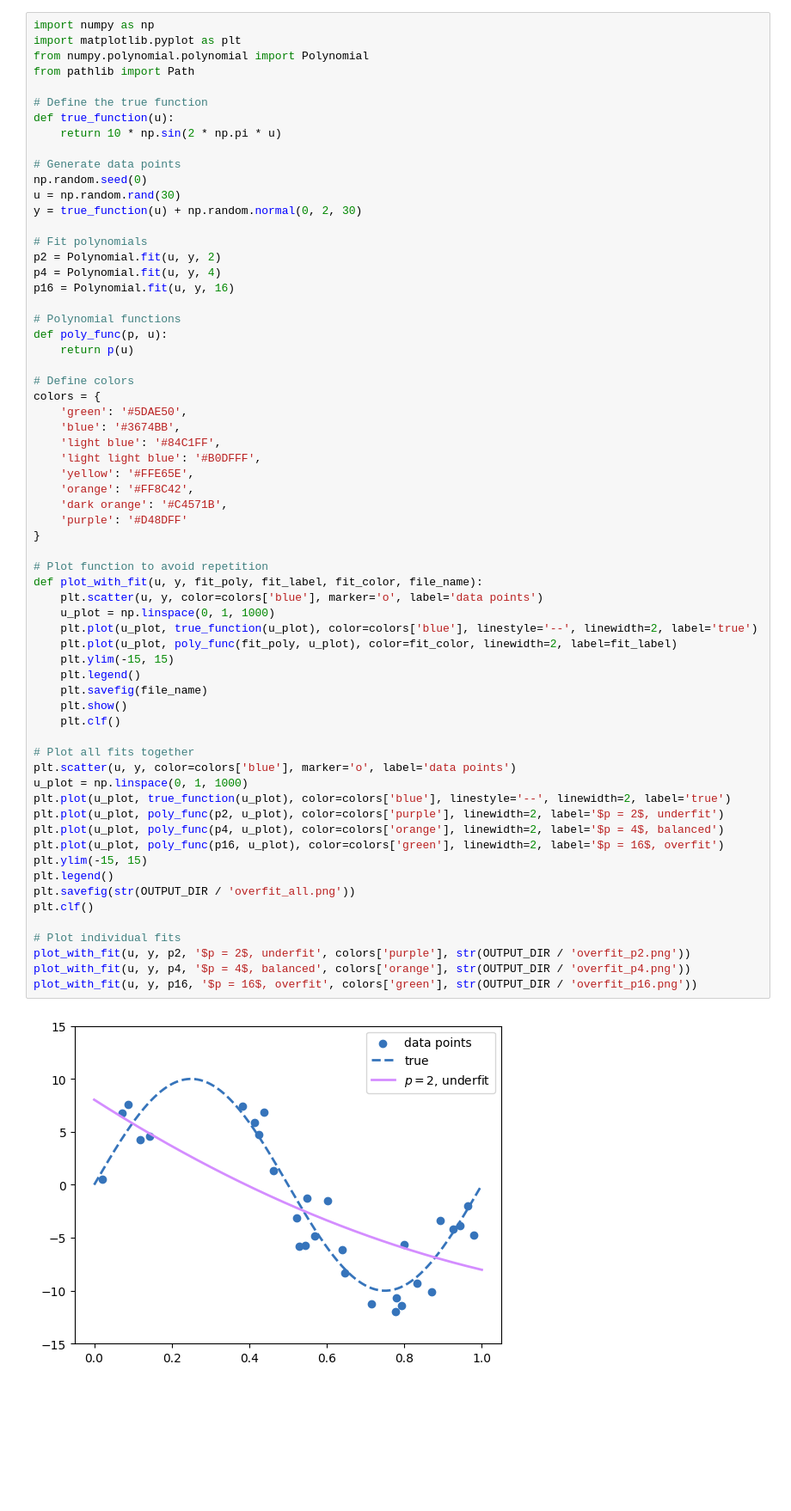
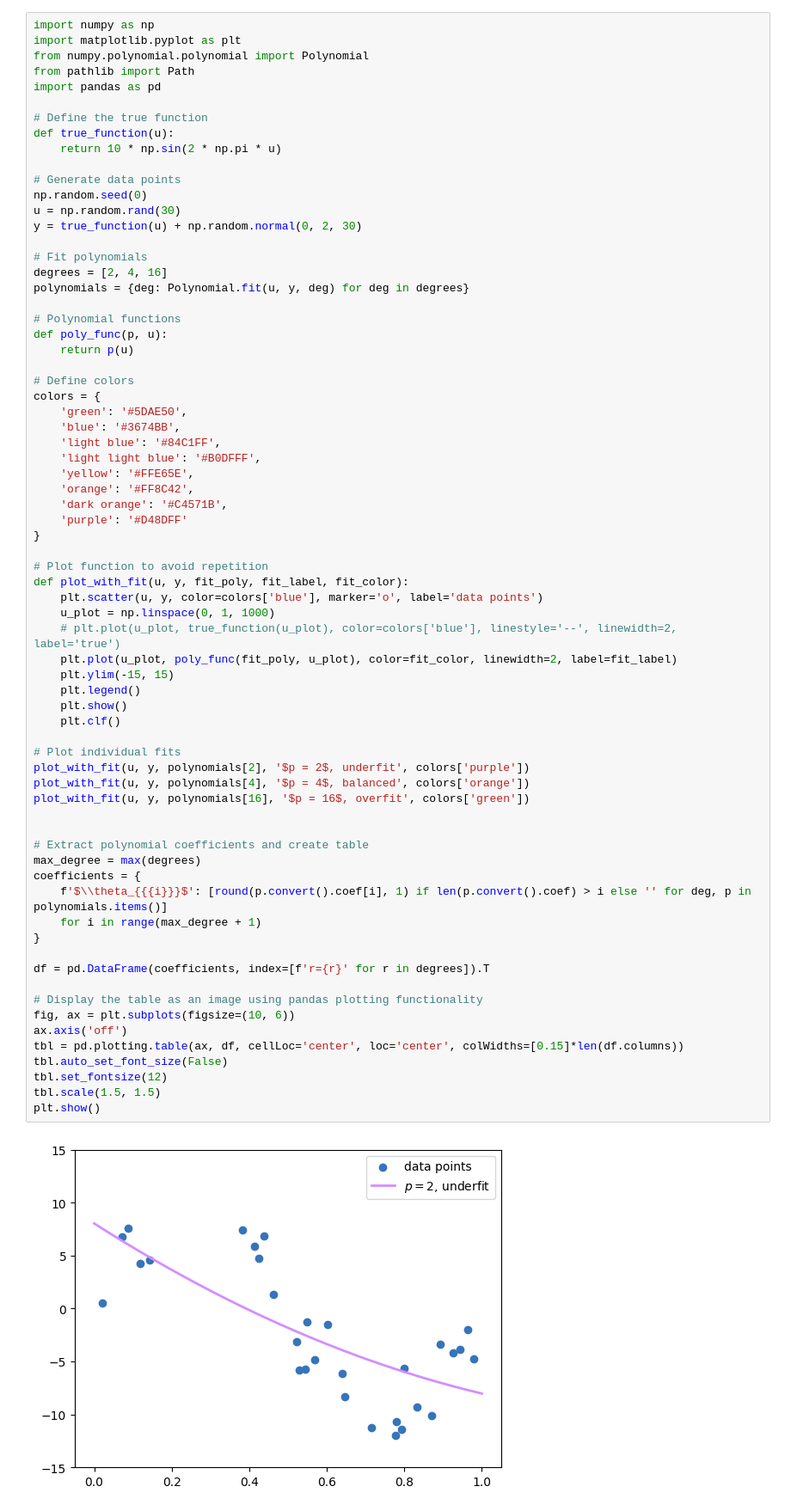
Before and after one commit to takeshi-teshima/lecture-supplement-material, a Jupyter notebook: Introduction-to-AI/01_06_overfit_linear_model.ipynb, the cells around one changed output. Shown at 86% size. Cells and saved outputs as stored; diff of their text form; blank space fills up the shorter version.

```diff
--- a/Introduction-to-AI/01_06_overfit_linear_model.ipynb
+++ b/Introduction-to-AI/01_06_overfit_linear_model.ipynb
@@ -35,6 +3,7 @@ import numpy as np
 import matplotlib.pyplot as plt
 from numpy.polynomial.polynomial import Polynomial
 from pathlib import Path
+import pandas as pd
 
 # Define the true function
 def true_function(u):
@@ -46,53 +15,58 @@ u = np.random.rand(30)
 y = true_function(u) + np.random.normal(0, 2, 30)
 
 # Fit polynomials
-p2 = Polynomial.fit(u, y, 2)
-p4 = Polynomial.fit(u, y, 4)
-p16 = Polynomial.fit(u, y, 16)
+degrees = [2, 4, 16]
+polynomials = {deg: Polynomial.fit(u, y, deg) for deg in degrees}
 
 # Polynomial functions
 def poly_func(p, u):
     return p(u)
 
 # Define colors
 colors = {
     'green': '#5DAE50',
     'blue': '#3674BB',
     'light blue': '#84C1FF',
     'light light blue': '#B0DFFF',
     'yellow': '#FFE65E',
     'orange': '#FF8C42',
     'dark orange': '#C4571B',
     'purple': '#D48DFF'
 }
 
 # Plot function to avoid repetition
-def plot_with_fit(u, y, fit_poly, fit_label, fit_color, file_name):
+def plot_with_fit(u, y, fit_poly, fit_label, fit_color):
     plt.scatter(u, y, color=colors['blue'], marker='o', label='data points')
     u_plot = np.linspace(0, 1, 1000)
-    plt.plot(u_plot, true_function(u_plot), color=colors['blue'], linestyle='--', linewidth=2, label='true')
+    # plt.plot(u_plot, true_function(u_plot), color=colors['blue'], linestyle='--', linewidth=2, label='true')
     plt.plot(u_plot, poly_func(fit_poly, u_plot), color=fit_color, linewidth=2, label=fit_label)
     plt.ylim(-15, 15)
     plt.legend()
-    plt.savefig(file_name)
     plt.show()
     plt.clf()
 
-# Plot all fits together
-plt.scatter(u, y, color=colors['blue'], marker='o', label='data points')
-u_plot = np.linspace(0, 1, 1000)
-plt.plot(u_plot, true_function(u_plot), color=colors['blue'], linestyle='--', linewidth=2, label='true')
-plt.plot(u_plot, poly_func(p2, u_plot), color=colors['purple'], linewidth=2, label='$p = 2$, underfit')
-plt.plot(u_plot, poly_func(p4, u_plot), color=colors['orange'], linewidth=2, label='$p = 4$, balanced')
-plt.plot(u_plot, poly_func(p16, u_plot), color=colors['green'], linewidth=2, label='$p = 16$, overfit')
-plt.ylim(-15, 15)
-plt.legend()
-plt.savefig(str(OUTPUT_DIR / 'overfit_all.png'))
-plt.clf()
+# Plot individual fits
+plot_with_fit(u, y, polynomials[2], '$p = 2$, underfit', colors['purple'])
+plot_with_fit(u, y, polynomials[4], '$p = 4$, balanced', colors['orange'])
+plot_with_fit(u, y, polynomials[16], '$p = 16$, overfit', colors['green'])
 
-# Plot individual fits
-plot_with_fit(u, y, p2, '$p = 2$, underfit', colors['purple'], str(OUTPUT_DIR / 'overfit_p2.png'))
-plot_with_fit(u, y, p4, '$p = 4$, balanced', colors['orange'], str(OUTPUT_DIR / 'overfit_p4.png'))
-plot_with_fit(u, y, p16, '$p = 16$, overfit', colors['green'], str(OUTPUT_DIR / 'overfit_p16.png'))
+
+# Extract polynomial coefficients and create table
+max_degree = max(degrees)
+coefficients = {
+    f'$\\theta_{{{i}}}$': [round(p.convert().coef[i], 1) if len(p.convert().coef) > i else '' for deg, p in polynomials.items()]
+    for i in range(max_degree + 1)
+}
+
+df = pd.DataFrame(coefficients, index=[f'r={r}' for r in degrees]).T
+
+# Display the table as an image using pandas plotting functionality
+fig, ax = plt.subplots(figsize=(10, 6))
+ax.axis('off')
+tbl = pd.plotting.table(ax, df, cellLoc='center', loc='center', colWidths=[0.15]*len(df.columns))
+tbl.auto_set_font_size(False)
+tbl.set_fontsize(12)
+tbl.scale(1.5, 1.5)
+plt.show()
 # %% [output]
-[figure, old version]
+[figure, new version]
```
Also changed, not shown: parts of 4 cells of this notebook, 2 other files.
